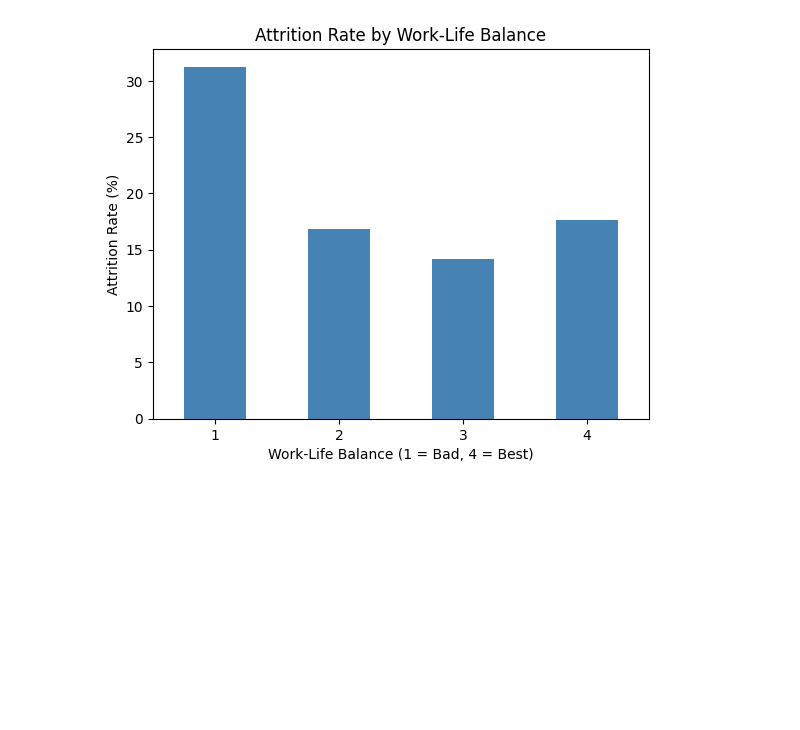
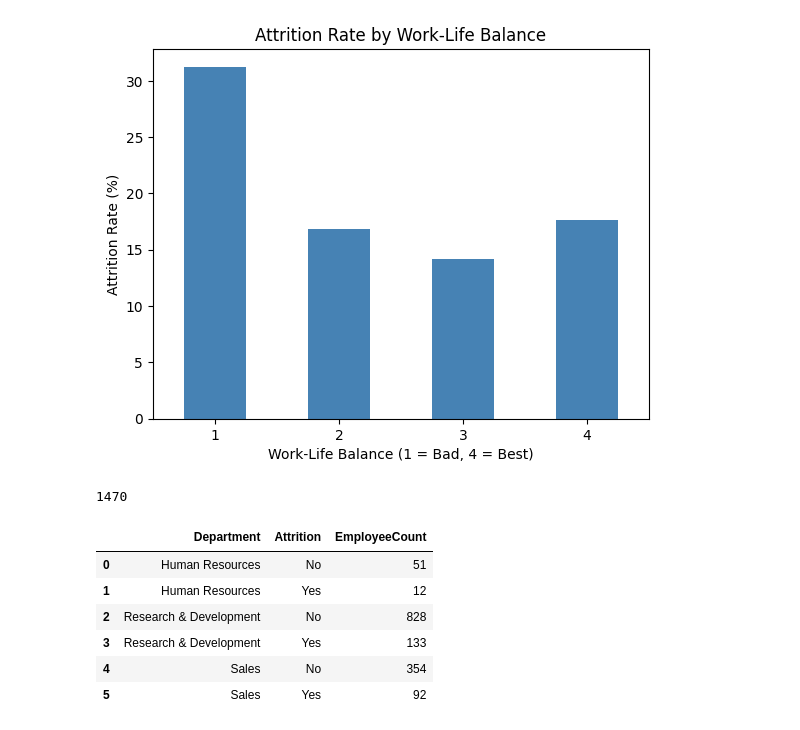
Before and after one commit to zainaahamed-work/Employee-Attrition-Analytics-XAI, a Jupyter notebook: Employee_Attrition_Project.ipynb, the cells around one changed output. Drawn from its saved outputs; the diff is of its cells as text; code cells hidden in the pictures; blank space fills up the shorter version.

```diff
--- a/Employee_Attrition_Project.ipynb
+++ b/Employee_Attrition_Project.ipynb
@@ -325,3 +325,39 @@ plt.xticks(rotation=0)
 plt.show()
 # %% [output]
 [figure]
+# %%
+# Import Python's built-in library for working with SQLite databases
+import sqlite3
+
+# Create (or connect to) a SQLite database file in the project folder
+conn = sqlite3.connect('/content/drive/MyDrive/Employee_Attrition_Project/hr_attrition.db')
+
+# Load the completely original, untouched dataset
+raw_df = pd.read_csv('/content/drive/MyDrive/Employee_Attrition_Project/WA_Fn-UseC_-HR-Employee-Attrition.csv')
+
+# Load the fully cleaned dataset produced in Phase 3
+cleaned_df = pd.read_csv('/content/drive/MyDrive/Employee_Attrition_Project/HR_Attrition_Cleaned.csv')
+
+# Write both dataframes into the database as separate tables
+raw_df.to_sql('raw_data', conn, if_exists='replace', index=False)
+cleaned_df.to_sql('cleaned_data', conn, if_exists='replace', index=False)
+# %% [output]
+1470
+# %%
+query1 = """
+SELECT Department, Attrition, COUNT(*) as EmployeeCount
+FROM raw_data
+GROUP BY Department, Attrition
+ORDER BY Department, Attrition
+"""
+
+result1 = pd.read_sql_query(query1, conn)
+result1
+# %% [output]
+|  | Department | Attrition | EmployeeCount |
+| 0 | Human Resources | No | 51 |
+| 1 | Human Resources | Yes | 12 |
+| 2 | Research & Development | No | 828 |
+| 3 | Research & Development | Yes | 133 |
+| 4 | Sales | No | 354 |
+| 5 | Sales | Yes | 92 |
```
Also changed, not shown: parts of 4 cells of this notebook.
